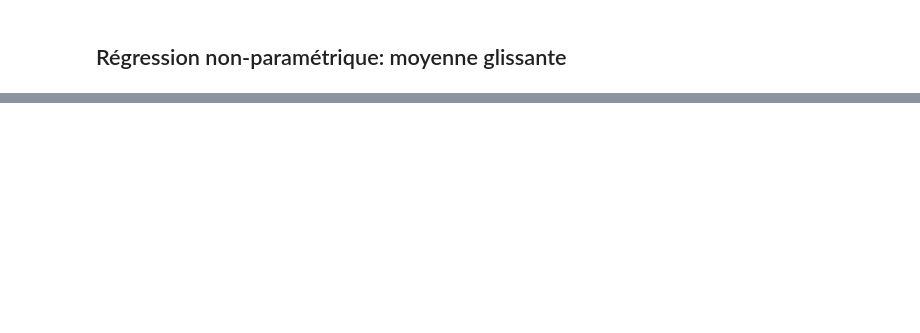
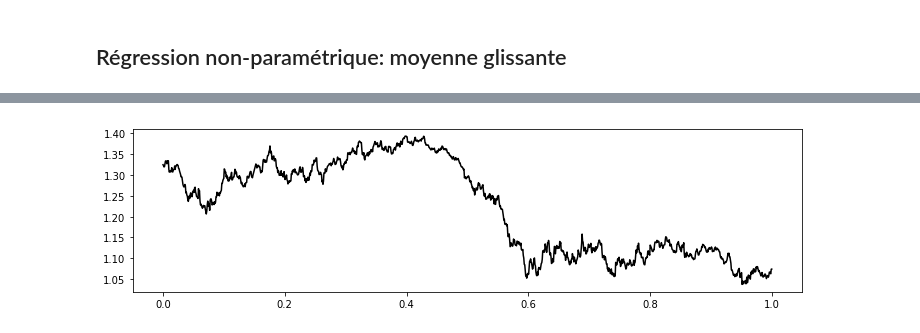
Before and after one commit to xdze2/xdze2.github.io-src, a Jupyter notebook: content/statistiques/glissant.ipynb, the cells around one changed output, grey strips where cells are left out. Cells and saved outputs as stored; diff of their text form; code cells hidden in the pictures; blank space fills up the shorter version.

```diff
--- a/content/statistiques/glissant.ipynb
+++ b/content/statistiques/glissant.ipynb
@@ -105,0 +114,10 @@ plt.axis('equal');
+# %%
+data = np.load('./timeseriesdata.npy', encoding='bytes').item()
+X, Y = data['DEXUSEU.csv']
+
+X = (X-min(X))/(max(X)-min(X)) # Pour les splines
+# %%
+plt.figure(figsize=(12, 3))
+plt.plot( X, Y, "k-" );
+# %% [output]
+[figure, added]
```
Also changed, not shown: parts of 19 cells of this notebook, 8 other files.
